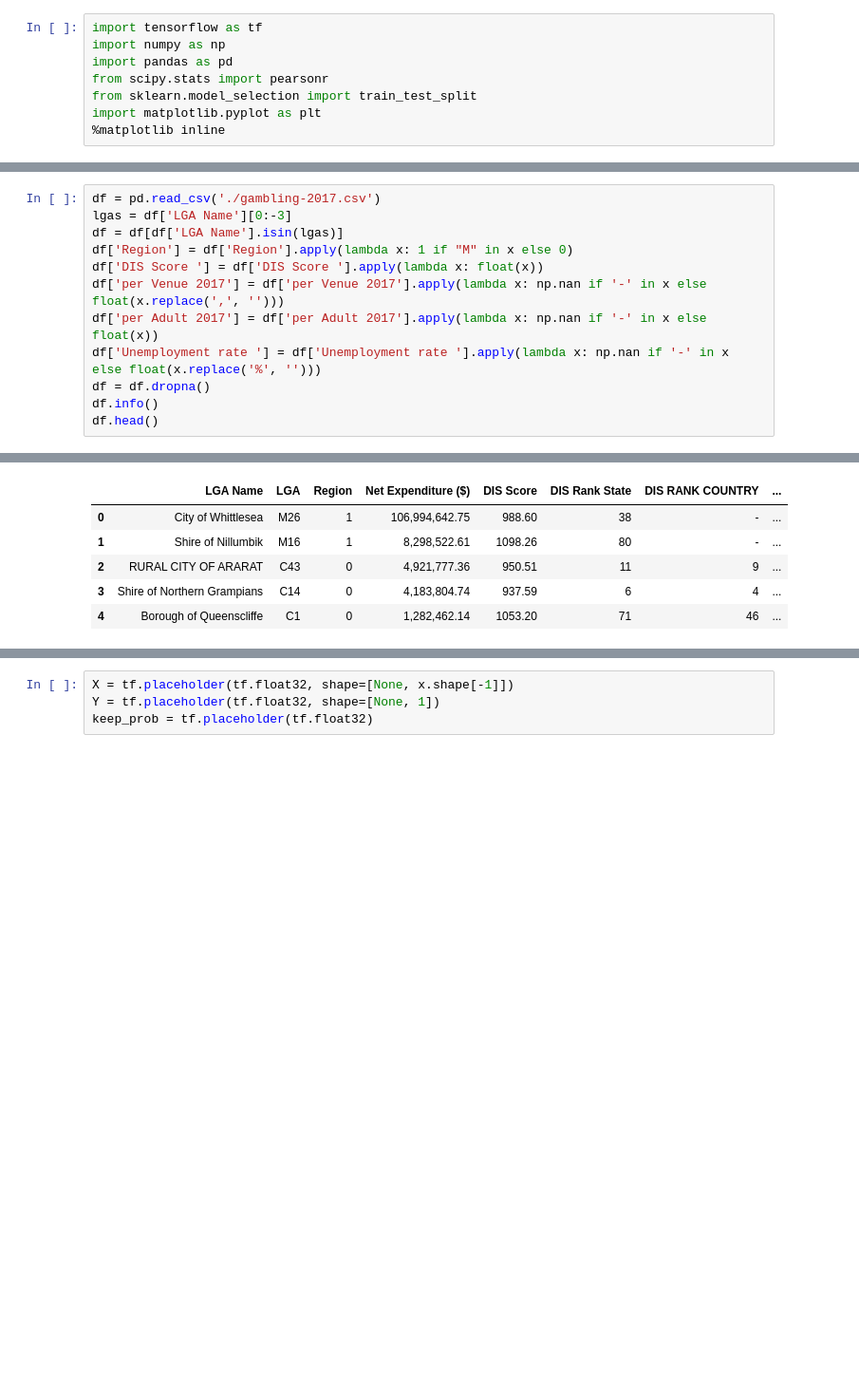
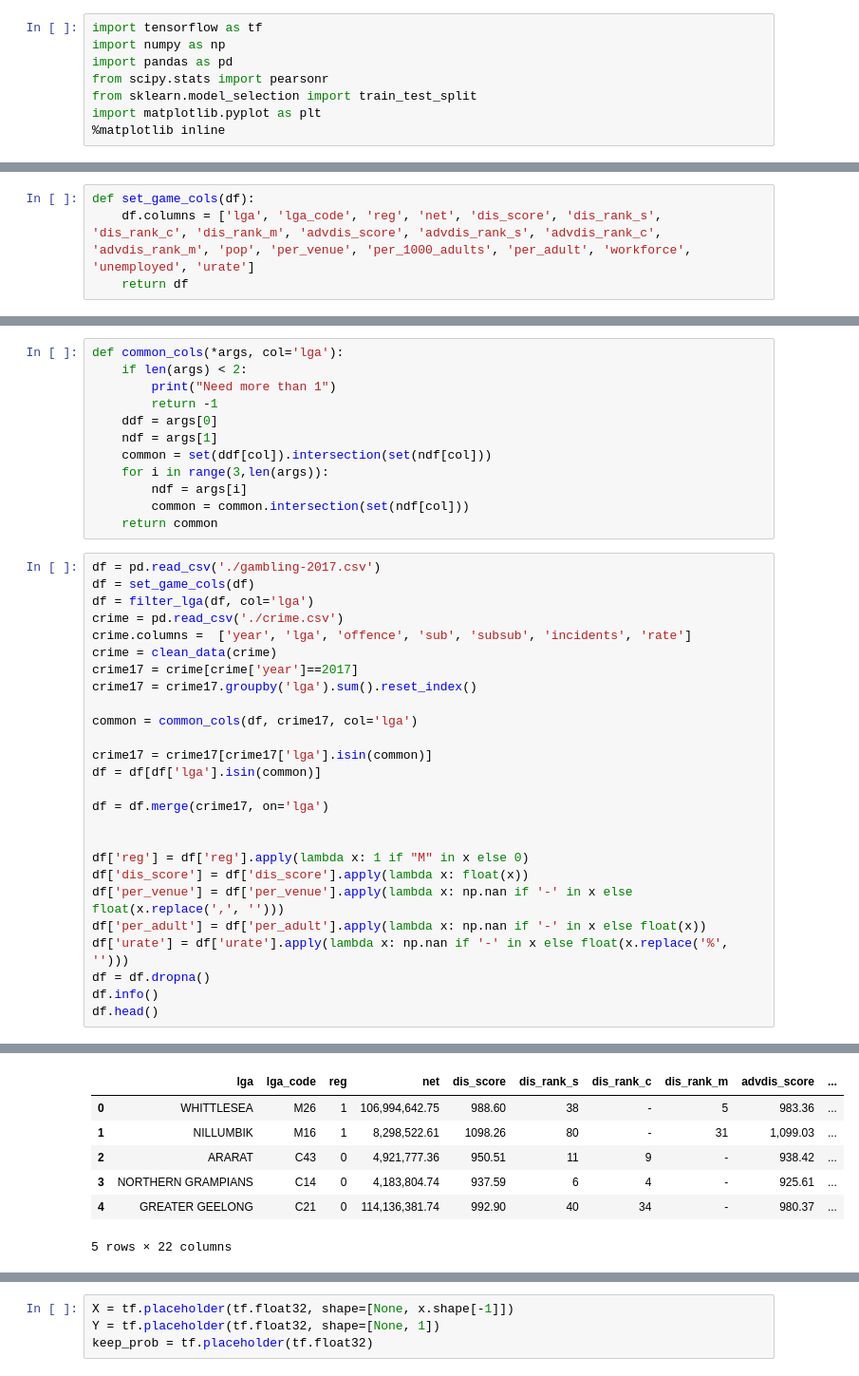
Before and after one commit to isubasinghe/COMP20008-ass1, a Jupyter notebook: phase2_4/classification_neural_network.ipynb, the cells around one changed output, grey strips where cells are left out. Shown at 95% size. Drawn from its saved outputs; the diff is of its cells as text; blank space fills up the shorter version.

```diff
--- a/phase2_4/classification_neural_network.ipynb
+++ b/phase2_4/classification_neural_network.ipynb
@@ -13,0 +14,4 @@ def collect_x(df, x_cols):
+# %%
+def set_game_cols(df):
+    df.columns = ['lga', 'lga_code', 'reg', 'net', 'dis_score', 'dis_rank_s', 'dis_rank_c', 'dis_rank_m', 'advdis_score', 'advdis_rank_s', 'advdis_rank_c', 'advdis_rank_m', 'pop', 'per_venue', 'per_1000_adults', 'per_adult', 'workforce', 'unemployed', 'urate']
+    return df
@@ -14,12 +29,38 @@ def collect_x(df, x_cols):
+# %%
+def common_cols(*args, col='lga'):
+    if len(args) < 2:
+        print("Need more than 1")
+        return -1
+    ddf = args[0]
+    ndf = args[1]
+    common = set(ddf[col]).intersection(set(ndf[col]))
+    for i in range(3,len(args)):
+        ndf = args[i]
+        common = common.intersection(set(ndf[col]))
+    return common
 # %%
 df = pd.read_csv('./gambling-2017.csv')
-lgas = df['LGA Name'][0:-3]
-df = df[df['LGA Name'].isin(lgas)]
-df['Region'] = df['Region'].apply(lambda x: 1 if "M" in x else 0)
-df['DIS Score '] = df['DIS Score '].apply(lambda x: float(x))
-df['per Venue 2017'] = df['per Venue 2017'].apply(lambda x: np.nan if '-' in x else float(x.replace(',', '')))
-df['per Adult 2017'] = df['per Adult 2017'].apply(lambda x: np.nan if '-' in x else float(x))
-df['Unemployment rate '] = df['Unemployment rate '].apply(lambda x: np.nan if '-' in x else float(x.replace('%', '')))
+df = set_game_cols(df)
+df = filter_lga(df, col='lga')
+crime = pd.read_csv('./crime.csv')
+crime.columns =  ['year', 'lga', 'offence', 'sub', 'subsub', 'incidents', 'rate']
+crime = clean_data(crime)
+crime17 = crime[crime['year']==2017]
+crime17 = crime17.groupby('lga').sum().reset_index()
+
+common = common_cols(df, crime17, col='lga')
+
+crime17 = crime17[crime17['lga'].isin(common)]
+df = df[df['lga'].isin(common)]
+
+df = df.merge(crime17, on='lga')
+
+
+df['reg'] = df['reg'].apply(lambda x: 1 if "M" in x else 0)
+df['dis_score'] = df['dis_score'].apply(lambda x: float(x))
+df['per_venue'] = df['per_venue'].apply(lambda x: np.nan if '-' in x else float(x.replace(',', '')))
+df['per_adult'] = df['per_adult'].apply(lambda x: np.nan if '-' in x else float(x))
+df['urate'] = df['urate'].apply(lambda x: np.nan if '-' in x else float(x.replace('%', '')))
 df = df.dropna()
 df.info()
 df.head()
@@ -44,7 +85,8 @@ memory usage: 10.9+ KB
-|  | LGA Name | LGA | Region | Net Expenditure ($) | DIS Score | DIS Rank State | DIS RANK COUNTRY | ... |
-| 0 | City of Whittlesea | M26 | 1 | 106,994,642.75 | 988.60 | 38 | - | ... |
-| 1 | Shire of Nillumbik | M16 | 1 | 8,298,522.61 | 1098.26 | 80 | - | ... |
-| 2 | RURAL CITY OF ARARAT | C43 | 0 | 4,921,777.36 | 950.51 | 11 | 9 | ... |
-| 3 | Shire of Northern Grampians | C14 | 0 | 4,183,804.74 | 937.59 | 6 | 4 | ... |
-| 4 | Borough of Queenscliffe | C1 | 0 | 1,282,462.14 | 1053.20 | 71 | 46 | ... |
+|  | lga | lga_code | reg | net | dis_score | dis_rank_s | dis_rank_c | dis_rank_m | advdis_score | ... |
+| 0 | WHITTLESEA | M26 | 1 | 106,994,642.75 | 988.60 | 38 | - | 5 | 983.36 | ... |
+| 1 | NILLUMBIK | M16 | 1 | 8,298,522.61 | 1098.26 | 80 | - | 31 | 1,099.03 | ... |
+| 2 | ARARAT | C43 | 0 | 4,921,777.36 | 950.51 | 11 | 9 | - | 938.42 | ... |
+| 3 | NORTHERN GRAMPIANS | C14 | 0 | 4,183,804.74 | 937.59 | 6 | 4 | - | 925.61 | ... |
+| 4 | GREATER GEELONG | C21 | 0 | 114,136,381.74 | 992.90 | 40 | 34 | - | 980.37 | ... |
+5 rows × 22 columns
 # %%
```
Also changed, not shown: parts of 13 cells of this notebook, 10 other files.
